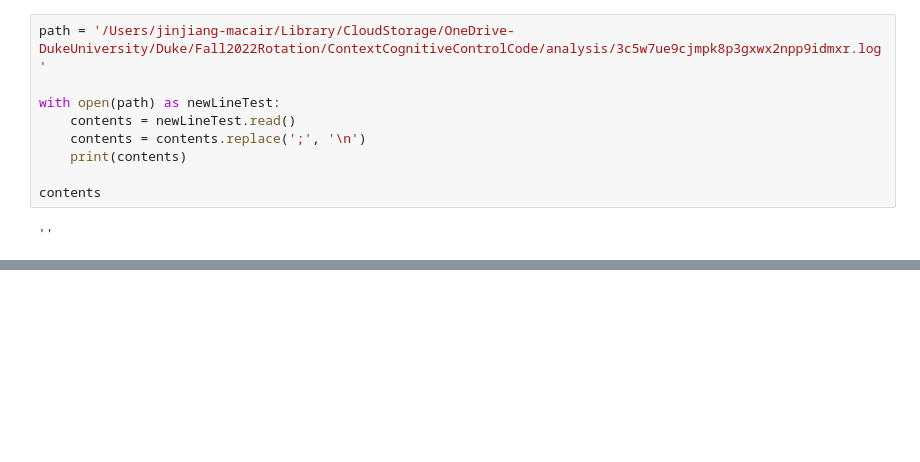
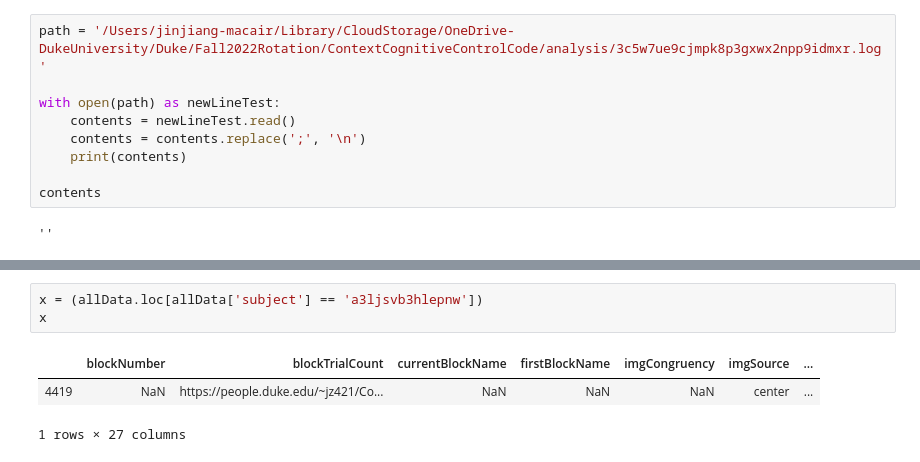
Before and after one commit to jimzhang629/contextFlanker2.0, a Jupyter notebook: analysis/makecsv.ipynb, the cells around one changed output, grey strips where cells are left out. Saved outputs shown, nothing was run; the diff lists cells and outputs as text; blank space fills up the shorter version.

```diff
--- a/analysis/makecsv.ipynb
+++ b/analysis/makecsv.ipynb
@@ -52,0 +287,7 @@ ParserError: Error tokenizing data. C error: Expected 24 fields in line 11, saw
+# %%
+x = (allData.loc[allData['subject'] == 'a3ljsvb3hlepnw'])
+x
+# %% [output]
+|  | blockNumber | blockTrialCount | currentBlockName | firstBlockName | imgCongruency | imgSource | ... |
+| 4419 | NaN | https://people.duke.edu/~jz421/Co... | NaN | NaN | NaN | center | ... |
+1 rows × 27 columns
```
Also changed, not shown: parts of 19 cells of this notebook, 40 other files.
